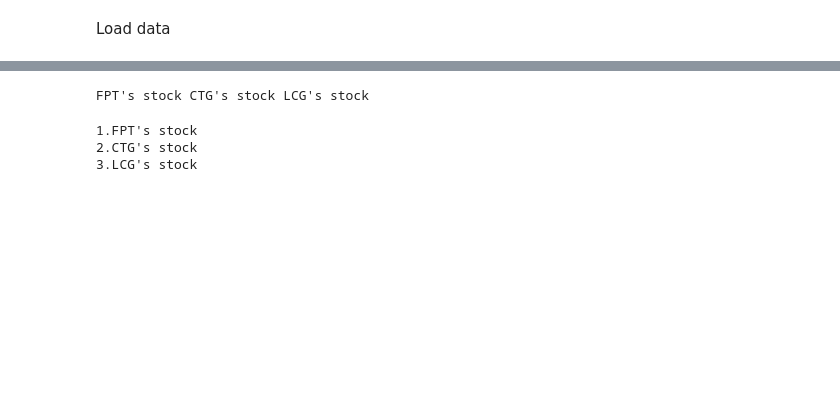
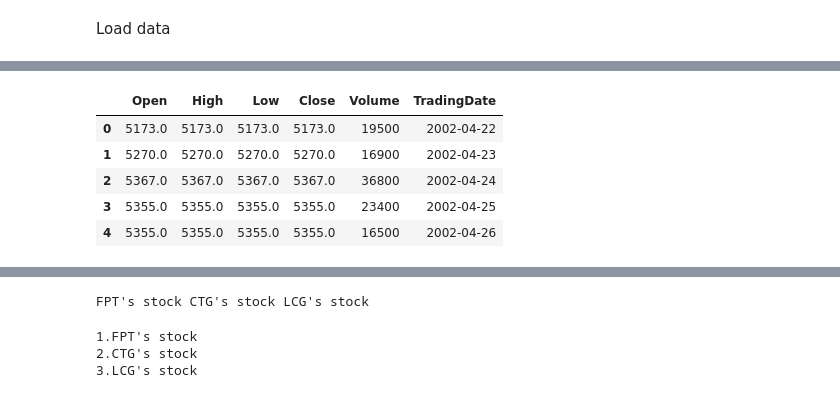
Before and after one commit to Zeres-Engel/Surfing-Stock, a Jupyter notebook: AI model/CreateModel.ipynb, the cells around one changed output, grey strips where cells are left out. Cells and saved outputs as stored; diff of their text form; code cells hidden in the pictures; blank space fills up the shorter version.

```diff
--- a/AI model/CreateModel.ipynb
+++ b/AI model/CreateModel.ipynb
@@ -26,0 +76,10 @@ Load data
+# %%
+df =  stock_historical_data(symbol='GMD', start_date="2000-01-01", end_date='2022-09-22') # truy xuất lịch sử giá của cổ phiếu GMD
+df.head()
+# %% [output]
+|  | Open | High | Low | Close | Volume | TradingDate |
+| 0 | 5173.0 | 5173.0 | 5173.0 | 5173.0 | 19500 | 2002-04-22 |
+| 1 | 5270.0 | 5270.0 | 5270.0 | 5270.0 | 16900 | 2002-04-23 |
+| 2 | 5367.0 | 5367.0 | 5367.0 | 5367.0 | 36800 | 2002-04-24 |
+| 3 | 5355.0 | 5355.0 | 5355.0 | 5355.0 | 23400 | 2002-04-25 |
+| 4 | 5355.0 | 5355.0 | 5355.0 | 5355.0 | 16500 | 2002-04-26 |
```
Also changed, not shown: parts of 14 cells of this notebook, 41 other files.
